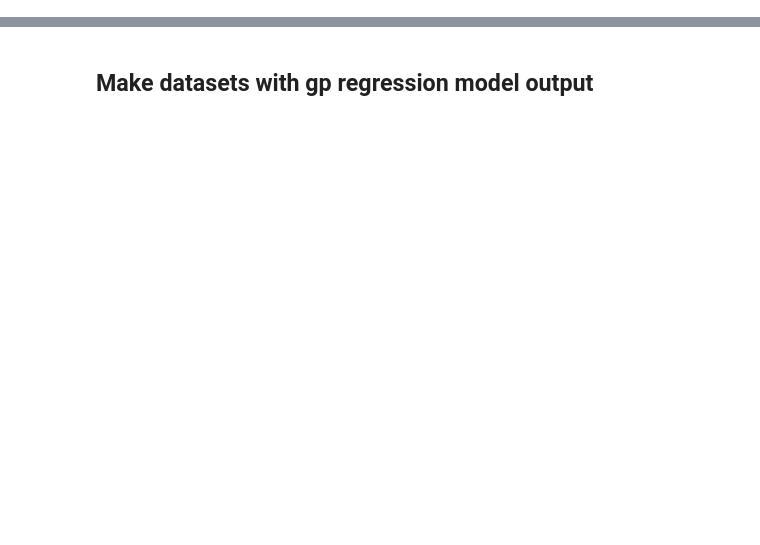
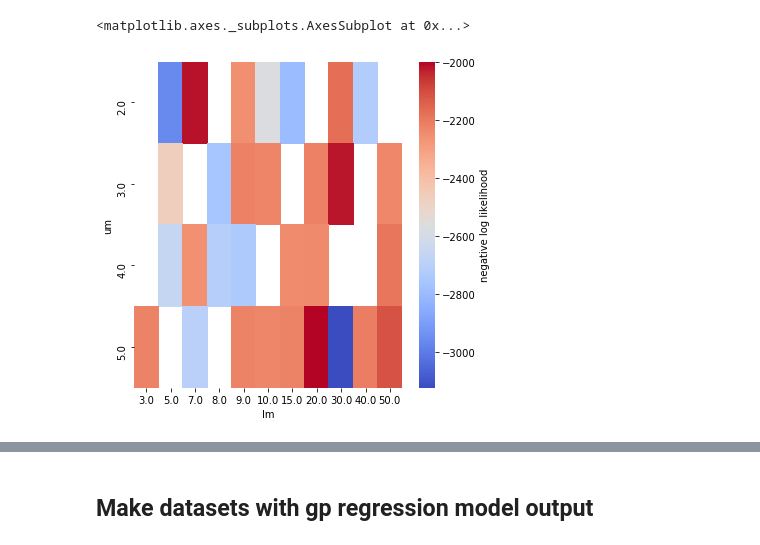
Before and after one commit to rcameronc/Holocene_readv, a Jupyter notebook: readv_postproc.ipynb, the cells around one changed output, grey strips where cells are left out. Saved outputs shown, nothing was run; the diff lists cells and outputs as text; code cells hidden in the pictures; blank space fills up the shorter version.

```diff
--- a/readv_postproc.ipynb
+++ b/readv_postproc.ipynb
@@ -9,0 +44,23 @@ import cartopy.feature as cfeature
+# %%
+tmax = 12000
+tmin = 1500
+
+all_files = glob.glob(f'output/12000*d6g_h6g*atlantic*likelihood')
+df = pd.concat((pd.read_csv(f, index_col=None) for f in all_files))
+
+df['ice_model'] = [key.split('_l')[0] for key in df.modelrun]
+df['lith'] = [key.split('_')[-3:][0] for key in df.modelrun]
+df['um'] = [key.split('_')[-3:][1][-1] for key in df.modelrun]
+df['lm'] = [key.split('_')[-3:][2][2:] for key in df.modelrun]
+
+df.lm = df.lm.astype(float)
+df.um = df.um.astype(float)
+
+heatmap = df.pivot_table(index='um', columns='lm', values='log_marginal_likelihood')
+
+fig, ax = plt.subplots(1, 1, figsize=(6, 6))
+sns.heatmap(heatmap,  cmap='coolwarm', ax=ax,  cbar_kws={'label': 'negative log likelihood'})
+# ax.set_title(f'{place} {tmax} - {tmin} yrs \n {ice_model} : {df_likes.lith[0]} km lithosphere');
+# %% [output]
+<matplotlib.axes._subplots.AxesSubplot at 0x...>
+[figure, added]
```
Also changed, not shown: parts of 8 cells of this notebook, 4 other files.
